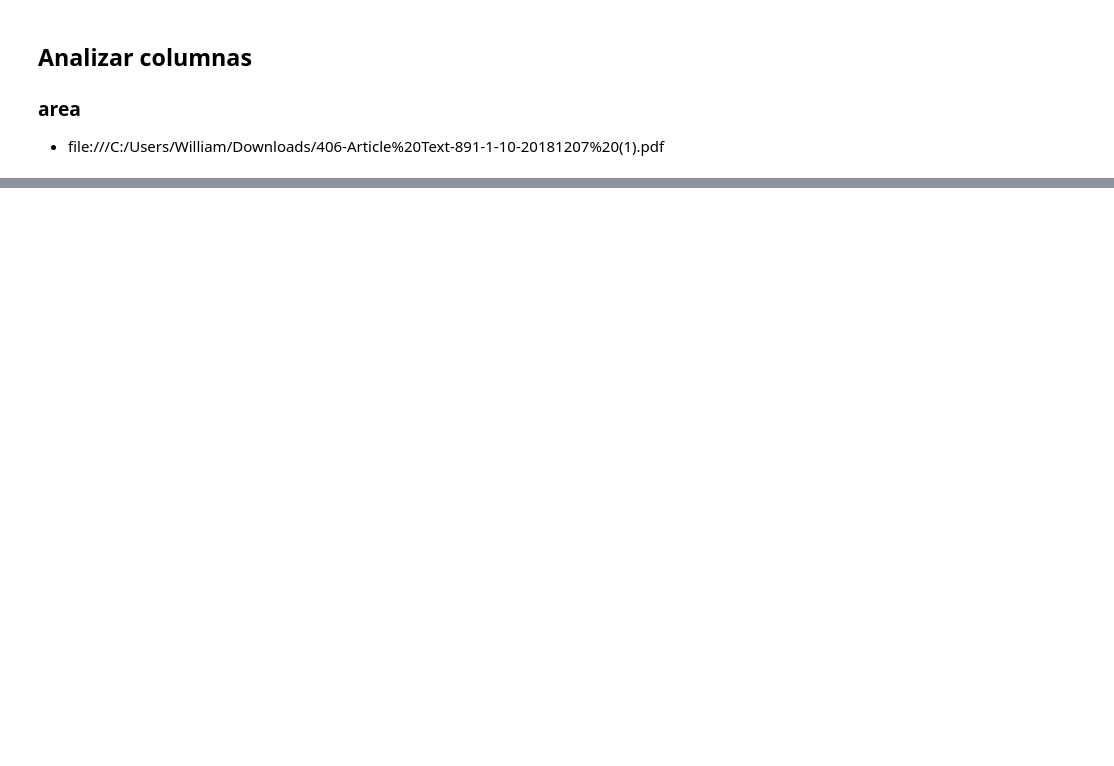
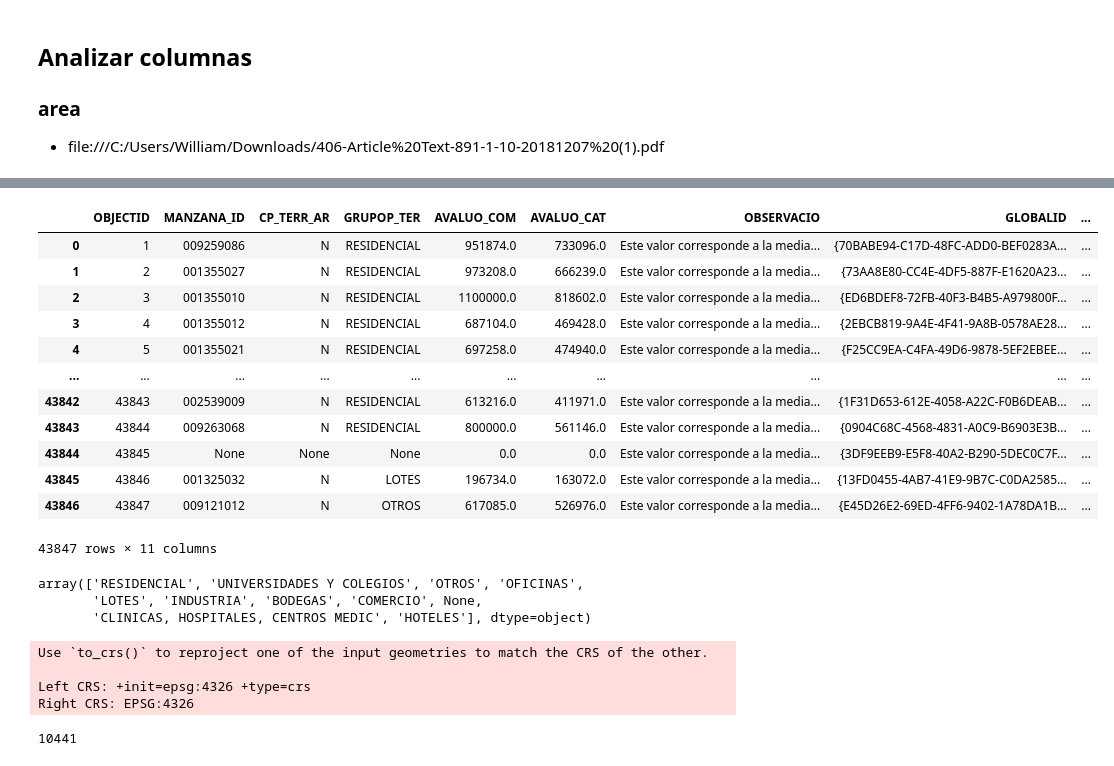
Before and after one commit to 2e-16/El_Algorirmo_Es_Correcto, a Jupyter notebook: el_algoritmo_es_correcto.ipynb, the cells around one changed output, grey strips where cells are left out. Saved outputs shown, nothing was run; the diff lists cells and outputs as text; code cells hidden in the pictures; blank space fills up the shorter version.

```diff
--- a/el_algoritmo_es_correcto.ipynb
+++ b/el_algoritmo_es_correcto.ipynb
@@ -191,0 +477,25 @@ pd.DataFrame(a, columns=['Dif Estrato']).reset_index(drop=False).rename(columns=
+# %%
+avaluocatastral_path = r'C:\Users\William\Desktop\el algoritmo es correcto\Datos abiertos bogota\avaluo'
+avaluocatastral = geopandas.read_file(avaluocatastral_path, crs={'init':'epsg:4686'})
+# %%
+avaluocatastral
+# %% [output]
+|  | OBJECTID | MANZANA_ID | CP_TERR_AR | GRUPOP_TER | AVALUO_COM | AVALUO_CAT | OBSERVACIO | GLOBALID | ... |
+| 0 | 1 | 009259086 | N | RESIDENCIAL | 951874.0 | 733096.0 | Este valor corresponde a la media... | {70BABE94-C17D-48FC-ADD0-BEF0283A... | ... |
+| 1 | 2 | 001355027 | N | RESIDENCIAL | 973208.0 | 666239.0 | Este valor corresponde a la media... | {73AA8E80-CC4E-4DF5-887F-E1620A23... | ... |
+| 2 | 3 | 001355010 | N | RESIDENCIAL | 1100000.0 | 818602.0 | Este valor corresponde a la media... | {ED6BDEF8-72FB-40F3-B4B5-A979800F... | ... |
+| 3 | 4 | 001355012 | N | RESIDENCIAL | 687104.0 | 469428.0 | Este valor corresponde a la media... | {2EBCB819-9A4E-4F41-9A8B-0578AE28... | ... |
+| 4 | 5 | 001355021 | N | RESIDENCIAL | 697258.0 | 474940.0 | Este valor corresponde a la media... | {F25CC9EA-C4FA-49D6-9878-5EF2EBEE... | ... |
+| ... | ... | ... | ... | ... | ... | ... | ... | ... | ... |
+| 43842 | 43843 | 002539009 | N | RESIDENCIAL | 613216.0 | 411971.0 | Este valor corresponde a la media... | {1F31D653-612E-4058-A22C-F0B6DEAB... | ... |
+| 43843 | 43844 | 009263068 | N | RESIDENCIAL | 800000.0 | 561146.0 | Este valor corresponde a la media... | {0904C68C-4568-4831-A0C9-B6903E3B... | ... |
+| 43844 | 43845 | None | None | None | 0.0 | 0.0 | Este valor corresponde a la media... | {3DF9EEB9-E5F8-40A2-B290-5DEC0C7F... | ... |
+| 43845 | 43846 | 001325032 | N | LOTES | 196734.0 | 163072.0 | Este valor corresponde a la media... | {13FD0455-4AB7-41E9-9B7C-C0DA2585... | ... |
+| 43846 | 43847 | 009121012 | N | OTROS | 617085.0 | 526976.0 | Este valor corresponde a la media... | {E45D26E2-69ED-4FF6-9402-1A78DA1B... | ... |
+43847 rows × 11 columns
+# %%
+estrato_intersectado = geopandas.sjoin(left_df=casas, right_df=estratificacion, how='left', op='intersects')
+# %% [output]
+array(['RESIDENCIAL', 'UNIVERSIDADES Y COLEGIOS', 'OTROS', 'OFICINAS',
+       'LOTES', 'INDUSTRIA', 'BODEGAS', 'COMERCIO', None,
+       'CLINICAS, HOSPITALES, CENTROS MEDIC', 'HOTELES'], dtype=object)
@@ -191,0 +506,12 @@ pd.DataFrame(a, columns=['Dif Estrato']).reset_index(drop=False).rename(columns=
+# %%
+avaluo_intersectado = geopandas.sjoin(left_df=estrato_intersectado, right_df=avaluocatastral, how='left', op='intersects')
+# %% [output]
+Use `to_crs()` to reproject one of the input geometries to match the CRS of the other.
+
+Left CRS: +init=epsg:4326 +type=crs
+Right CRS: EPSG:4326
+# %%
+avaluo_intersectado[
+    (avaluo_intersectado['piso'].isin([1,2,3,4]))].groupby(['CP_TERR_AR', 'piso', 'GRUPOP_TER'], as_index=False, dropna=False).ESTRATO.count().ESTRATO.sum()
+# %% [output]
+10441
```
Also changed, not shown: parts of 39 cells of this notebook.
